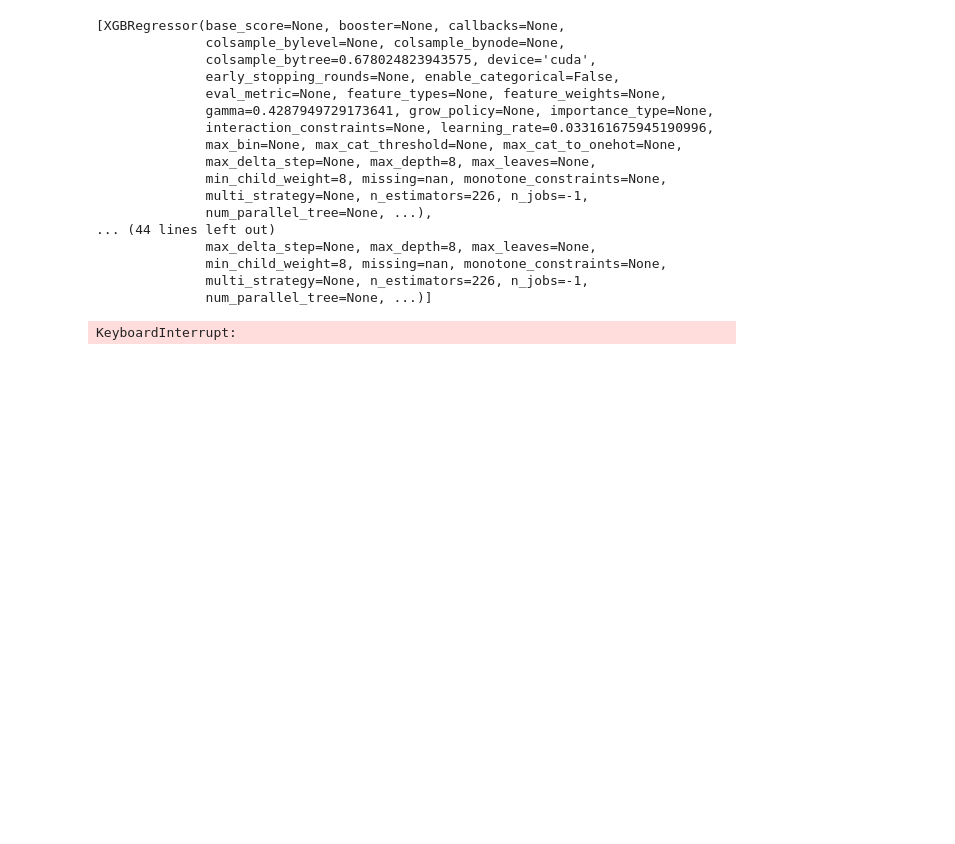
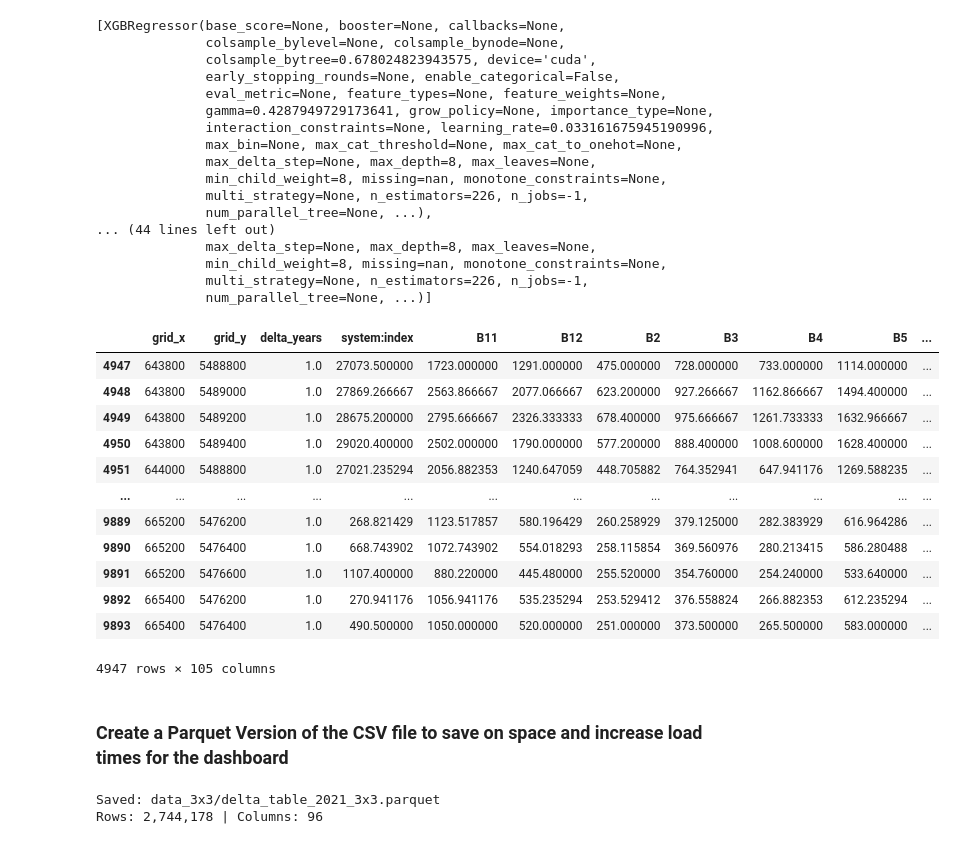
Before and after one commit to mac-edmondson/nuremberg-future-land-cover-prediticion, a Jupyter notebook: dashboard/dink.ipynb, the cells around one changed output. Saved outputs shown, nothing was run; the diff lists cells and outputs as text; code cells hidden in the pictures; blank space fills up the shorter version.

Commit message:
dashboard is working just how I want it minus one minor bug

```diff
--- a/dashboard/dink.ipynb
+++ b/dashboard/dink.ipynb
@@ -466,6 +466,40 @@ def load_data_from_csv(csv_path="data.csv", cell_size_m=200):
     plotly_geojson = json.loads(gdf.geometry.to_json())
     return gdf, plotly_geojson
 # %%
-load_data_from_csv("data_3x3/delta_table_2021_3x3.csv")
+gdf, _ = load_data_from_csv("data_3x3/delta_table_2021_3x3.csv")
-# %% [output]
-KeyboardInterrupt:
+# %%
+base_df = gdf[gdf["delta_years"].astype(int) == 1].copy()
+# %%
+base_df
+# %% [output]
+|  | grid_x | grid_y | delta_years | system:index | B11 | B12 | B2 | B3 | B4 | B5 | ... |
+| 4947 | 643800 | 5488800 | 1.0 | 27073.500000 | 1723.000000 | 1291.000000 | 475.000000 | 728.000000 | 733.000000 | 1114.000000 | ... |
+| 4948 | 643800 | 5489000 | 1.0 | 27869.266667 | 2563.866667 | 2077.066667 | 623.200000 | 927.266667 | 1162.866667 | 1494.400000 | ... |
+| 4949 | 643800 | 5489200 | 1.0 | 28675.200000 | 2795.666667 | 2326.333333 | 678.400000 | 975.666667 | 1261.733333 | 1632.966667 | ... |
+| 4950 | 643800 | 5489400 | 1.0 | 29020.400000 | 2502.000000 | 1790.000000 | 577.200000 | 888.400000 | 1008.600000 | 1628.400000 | ... |
+| 4951 | 644000 | 5488800 | 1.0 | 27021.235294 | 2056.882353 | 1240.647059 | 448.705882 | 764.352941 | 647.941176 | 1269.588235 | ... |
+| ... | ... | ... | ... | ... | ... | ... | ... | ... | ... | ... | ... |
+| 9889 | 665200 | 5476200 | 1.0 | 268.821429 | 1123.517857 | 580.196429 | 260.258929 | 379.125000 | 282.383929 | 616.964286 | ... |
+| 9890 | 665200 | 5476400 | 1.0 | 668.743902 | 1072.743902 | 554.018293 | 258.115854 | 369.560976 | 280.213415 | 586.280488 | ... |
+| 9891 | 665200 | 5476600 | 1.0 | 1107.400000 | 880.220000 | 445.480000 | 255.520000 | 354.760000 | 254.240000 | 533.640000 | ... |
+| 9892 | 665400 | 5476200 | 1.0 | 270.941176 | 1056.941176 | 535.235294 | 253.529412 | 376.558824 | 266.882353 | 612.235294 | ... |
+| 9893 | 665400 | 5476400 | 1.0 | 490.500000 | 1050.000000 | 520.000000 | 251.000000 | 373.500000 | 265.500000 | 583.000000 | ... |
+4947 rows × 105 columns
+# %% [markdown]
+### Create a Parquet Version of the CSV file to save on space and increase load times for the dashboard
+# %%
+from pathlib import Path
+import pyarrow.csv as pacsv
+import pyarrow.parquet as pq
+
+csv_path = Path("data_3x3/delta_table_2021_3x3.csv")
+parquet_path = csv_path.with_suffix(".parquet")
+
+table = pacsv.read_csv(csv_path)
+pq.write_table(table, parquet_path)
+
+print(f"Saved: {parquet_path}")
+print(f"Rows: {table.num_rows:,} | Columns: {table.num_columns}")
+# %% [output]
+Saved: data_3x3/delta_table_2021_3x3.parquet
+Rows: 2,744,178 | Columns: 96
```
Also changed, not shown: 3 other files.
